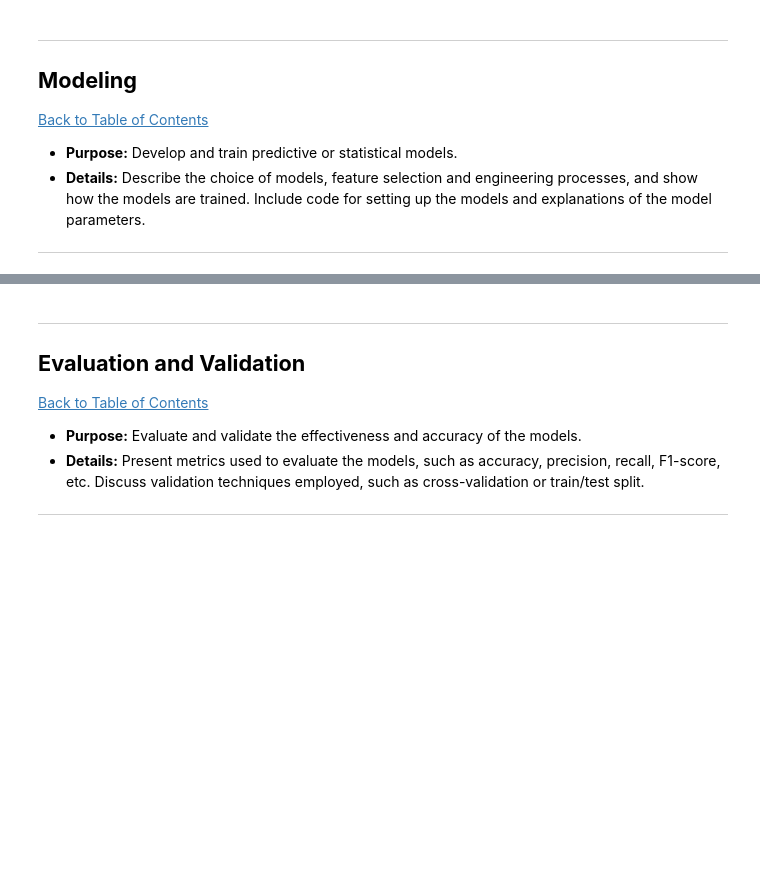
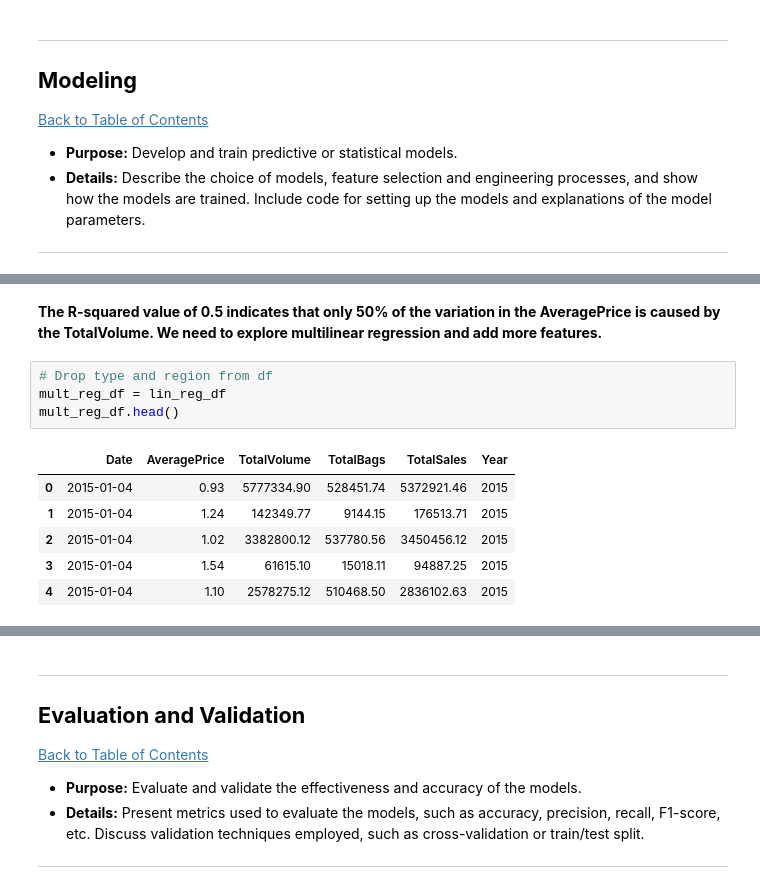
Before and after one commit to jono905/final_python_project, a Jupyter notebook: Python Project 2_Workplace.ipynb, the cells around one changed output, grey strips where cells are left out. Cells and saved outputs as stored; diff of their text form; blank space fills up the shorter version.

Commit message:
Added linear and multiple regression

```diff
--- a/Python Project 2_Workplace.ipynb
+++ b/Python Project 2_Workplace.ipynb
@@ -651,0 +726,13 @@ Playing with the filters in above graph, one can conclude the following:
+# %% [markdown]
+<b> The R-squared value of 0.5 indicates that only 50% of the variation in the AveragePrice is caused by the TotalVolume. We need to explore multilinear regression and add more features.
+# %%
+# Drop type and region from df
+mult_reg_df = lin_reg_df
+mult_reg_df.head()
+# %% [output]
+|  | Date | AveragePrice | TotalVolume | TotalBags | TotalSales | Year |
+| 0 | 2015-01-04 | 0.93 | 5777334.90 | 528451.74 | 5372921.46 | 2015 |
+| 1 | 2015-01-04 | 1.24 | 142349.77 | 9144.15 | 176513.71 | 2015 |
+| 2 | 2015-01-04 | 1.02 | 3382800.12 | 537780.56 | 3450456.12 | 2015 |
+| 3 | 2015-01-04 | 1.54 | 61615.10 | 15018.11 | 94887.25 | 2015 |
+| 4 | 2015-01-04 | 1.10 | 2578275.12 | 510468.50 | 2836102.63 | 2015 |
```
Also changed, not shown: parts of 14 cells of this notebook.
